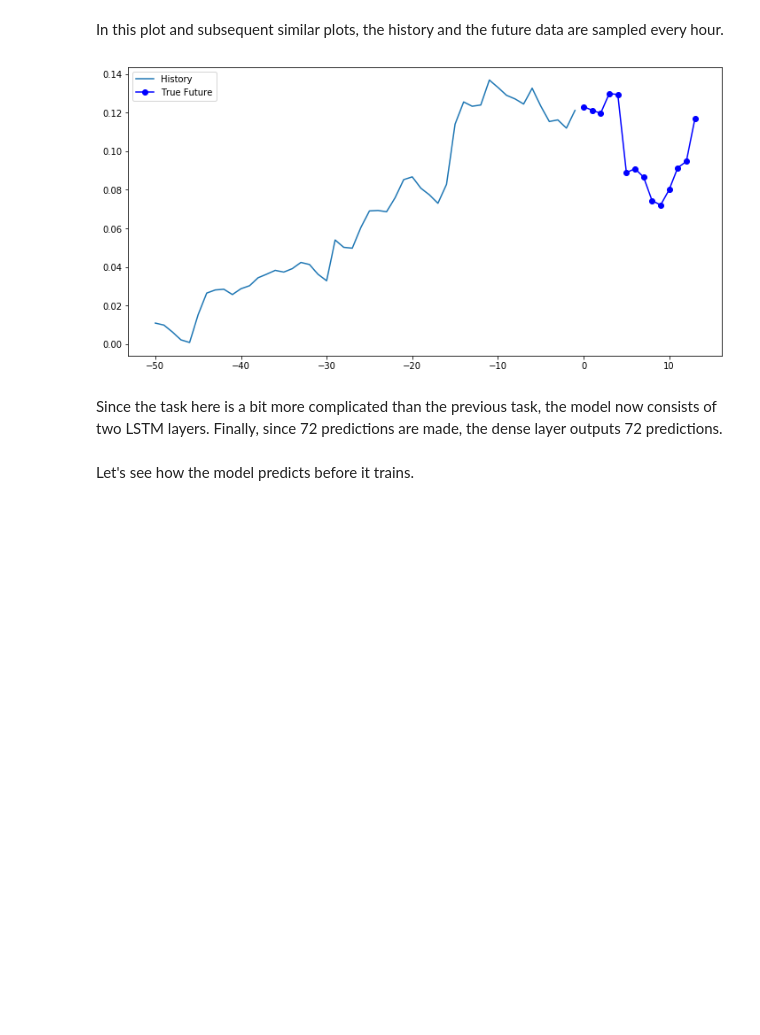
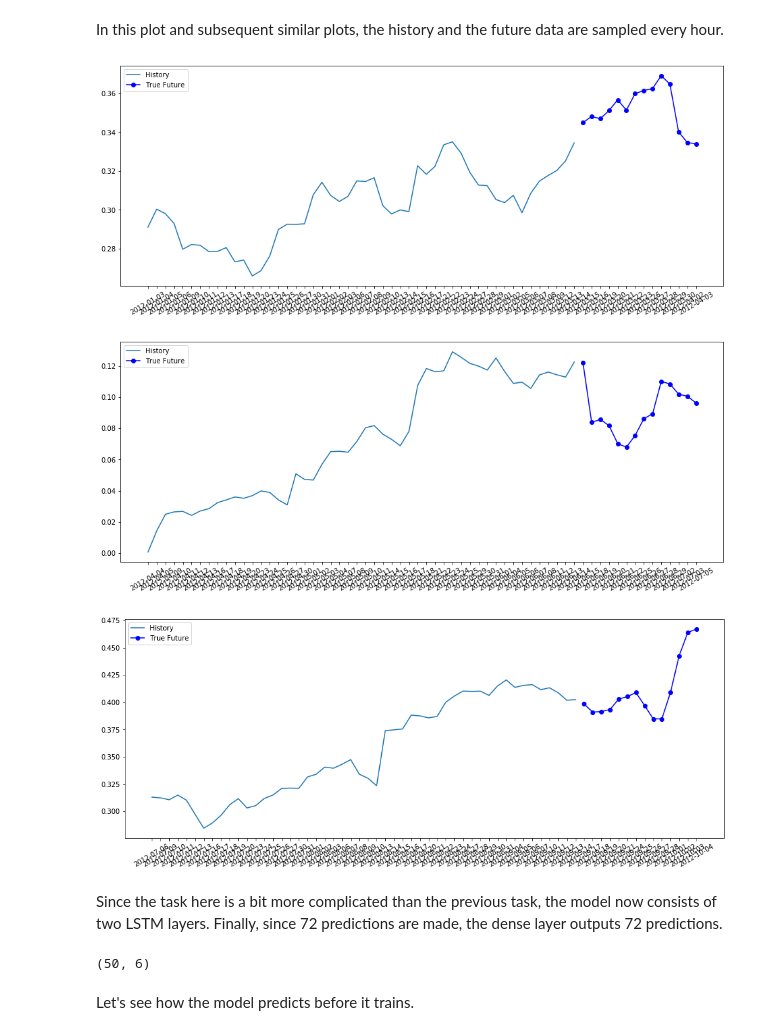
Before and after one commit to kozlowski-j/Stock-Market-Forecast, a Jupyter notebook: Tensorflow_first_model.ipynb, the cells around one changed output. Drawn from its saved outputs; the diff is of its cells as text; code cells hidden in the pictures; blank space fills up the shorter version.

```diff
--- a/Tensorflow_first_model.ipynb
+++ b/Tensorflow_first_model.ipynb
@@ -99,26 +104,25 @@ For the multi-step model, the training data again consists of recordings over th
 # %%
 past_history = 50
 future_target = 14
+BATCH_SIZE = 64
+BUFFER_SIZE = 1000
 
-x_train_multi, y_train_multi = multivariate_data(dataset, dataset[:, 1], 0,
-                                                 TRAIN_SPLIT,
-                                                 past_history,
-                                                 future_target)
-x_val_multi, y_val_multi = multivariate_data(dataset, dataset[:, 1],
-                                             TRAIN_SPLIT, None,
-                                             past_history,
-                                             future_target)
+train_data = prepare_batches(dataset, dataset[:, 1],
+                             0, TRAIN_SPLIT,
+                             past_history, future_target)
+val_data = prepare_batches(dataset, dataset[:, 1],
+                           TRAIN_SPLIT, None,
+                           past_history, future_target)
 # %% [markdown]
 Let's check out a sample data-point.
 # %%
 dates = df.index[df.index > HISTORY_START_DATE]
 dates = np.array(dates.date, 'str')
 
-x_dates, y_dates = prepare_dates(dates, TRAIN_SPLIT, None,
-                                 past_history, future_target, True)
+train_dates = prepare_dates(dates, 0, TRAIN_SPLIT,
+                            past_history, future_target)
 
-val_dates = tf.data.Dataset.from_tensor_slices((x_dates))
-val_dates = val_dates.batch(BATCH_SIZE).repeat()
-val_dates
+val_dates = prepare_dates(dates, TRAIN_SPLIT, None,
+                          past_history, future_target)
 # %%
 print ('Single window of past history : {}'.format(x_train_multi[0].shape))
@@ -151,12 +154,25 @@ def multi_step_plot(history, true_future, prediction):
     plt.show()
 # %% [markdown]
 In this plot and subsequent similar plots, the history and the future data are sampled every hour.
-# %%
-for x, y in train_data_multi.take(1):
-    multi_step_plot(x[0], y[0], np.array([0]))
-# %% [output]
-[figure, removed]
+# %%
+for xy, date in zip(train_data.take(3), train_dates.take(3)):
+
+    x, y = xy
+    x_dates, y_dates = date
+    history = np.array(x[0])
+    true_future = np.array(y[0])
+#     print(history)
+
+    multi_step_plot_dates(x_dates[0].numpy(), history, y_dates[0].numpy(), true_future)
+# %% [output]
+[figure, added]
+[figure, added]
+[figure, added]
 # %% [markdown]
 Since the task here is a bit more complicated than the previous task, the model now consists of two LSTM layers. Finally, since 72 predictions are made, the dense layer outputs 72 predictions.
+# %%
+x_train_multi.shape[-2:]
+# %% [output]
+(50, 6)
 # %%
 multi_step_model = tf.keras.models.Sequential()
```
Also changed, not shown: parts of 9 cells of this notebook, 1 other file.
